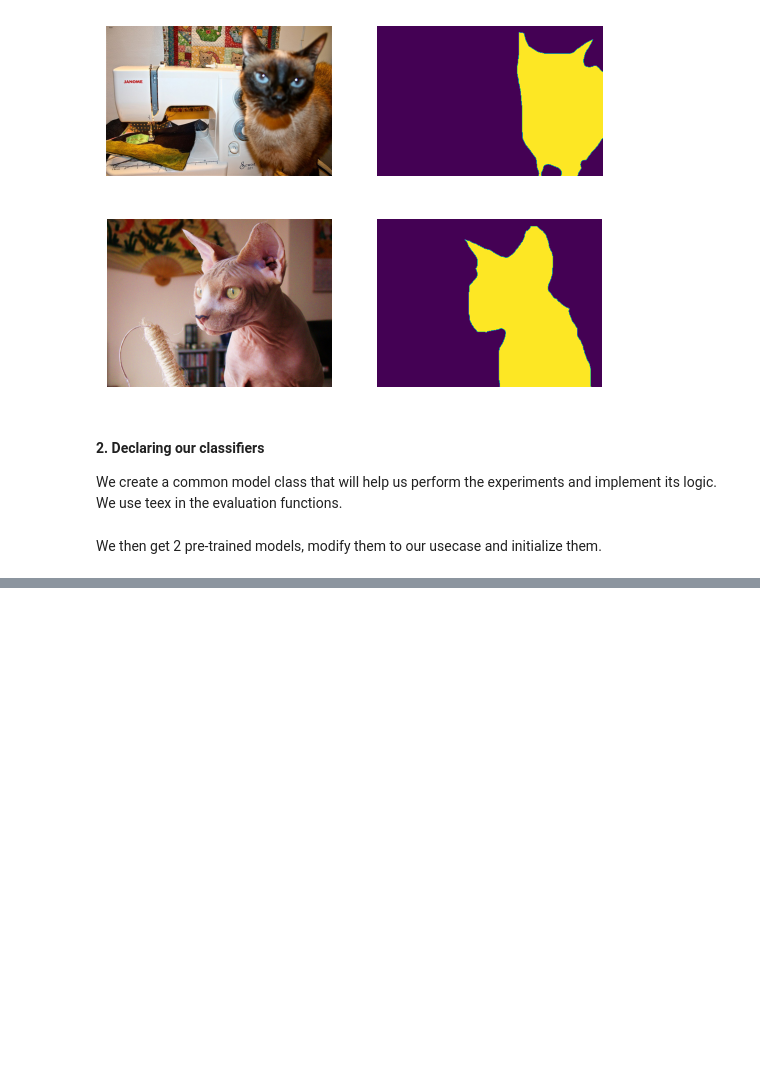
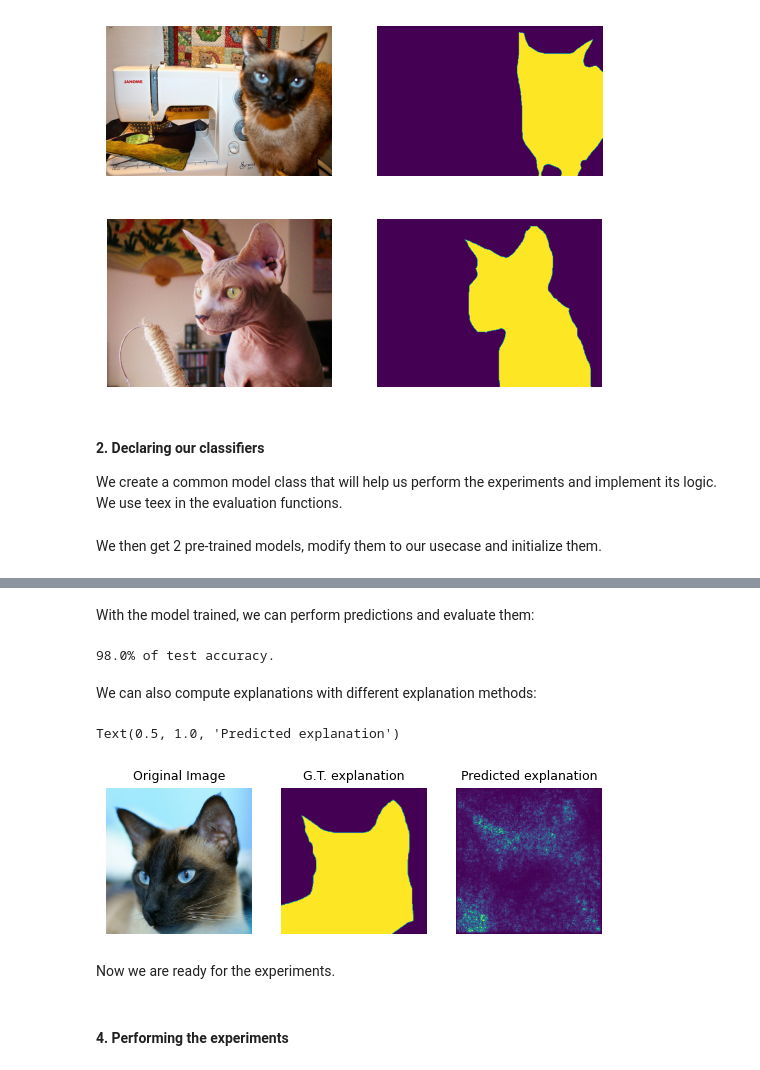
Before and after one commit to chus-chus/teex, a Jupyter notebook: docs/demos/model_selection/model_selection_nb.ipynb, the cells around one changed output, grey strips where cells are left out. Cells and saved outputs as stored; diff of their text form; code cells hidden in the pictures; blank space fills up the shorter version.

Commit message:
docs: Model selection IP II

```diff
--- a/docs/demos/model_selection/model_selection_nb.ipynb
+++ b/docs/demos/model_selection/model_selection_nb.ipynb
@@ -249,2 +277,62 @@ exps = transform([exps[idx] for idx in indexes], input_size, exps=True).numpy()
+# %%
+train_idx, test_idx = model_selection.train_test_split(list(range(len(ims))), train_size=0.75, random_state=random_state)
+train_idx, val_idx = model_selection.train_test_split(train_idx, test_size=0.333, random_state=random_state)
+
+all_data = {}
+all_data['train'] = data.Subset(demo_data, train_idx)
+all_data['val'] = data.Subset(demo_data, val_idx)
+all_data['test'] = data.Subset(demo_data, test_idx)
+
+all_exps = {}
+all_exps['train'] = exps[train_idx]
+all_exps['val'] = exps[val_idx]
+all_exps['test'] = exps[test_idx]
+# %%
+dataloaders_dict = {split: data.DataLoader(all_data[split],
+                                           batch_size=10,
+                                           shuffle=True,
+                                           num_workers=0) for split in ['train', 'val', 'test']}
+# %%
+squeezeNet.train(dataloaders_dict)
+# %% [markdown]
+With the model trained, we can perform predictions and evaluate them:
+# %%
+test_preds = squeezeNet.get_predictions(all_data['test'][:][0])
+test_acc = squeezeNet.compute_acc(test_preds, all_data['test'][:][1])
+print(f"{round(test_acc * 100, 2)}% of test accuracy.")
+# %% [output]
+98.0% of test accuracy.
+# %%
+pred_exps = squeezeNet.get_explanations(all_data['test'][:][0])
+# %% [markdown]
+We can also compute explanations with different explanation methods:
+# %%
+def swap_to_original(im):
+    """ Swap np.array from C*H*W to H*W*C or from W*H to H*W"""
+    if len(im.shape) > 2:
+        return np.swapaxes(np.swapaxes(im, 0, 2), 0, 1)
+    else:
+        return np.swapaxes(im, 0, 1)
+
+i = 2
+f, axarr = plt.subplots(1,3)
+axarr[0].imshow(np.array(swap_to_original(original_images[test_idx][i])))
+axarr[0].axis("off")
+axarr[0].set_title('Original Image', fontsize=9)
+
+axarr[1].imshow(np.array(all_exps['test'][i]))
+axarr[1].axis("off")
+axarr[1].set_title('G.T. explanation', fontsize=9)
+
+axarr[2].imshow(swap_to_original(pred_exps[i]))
+axarr[2].axis("off")
+axarr[2].set_title('Predicted explanation', fontsize=9)
+# %% [output]
+Text(0.5, 1.0, 'Predicted explanation')
+[figure, added]
+# %% [markdown]
+Now we are ready for the experiments.
+# %% [markdown]
+#### 4. Performing the experiments
 # %%
 # WIP...
```
Also changed, not shown: parts of 9 cells of this notebook.
